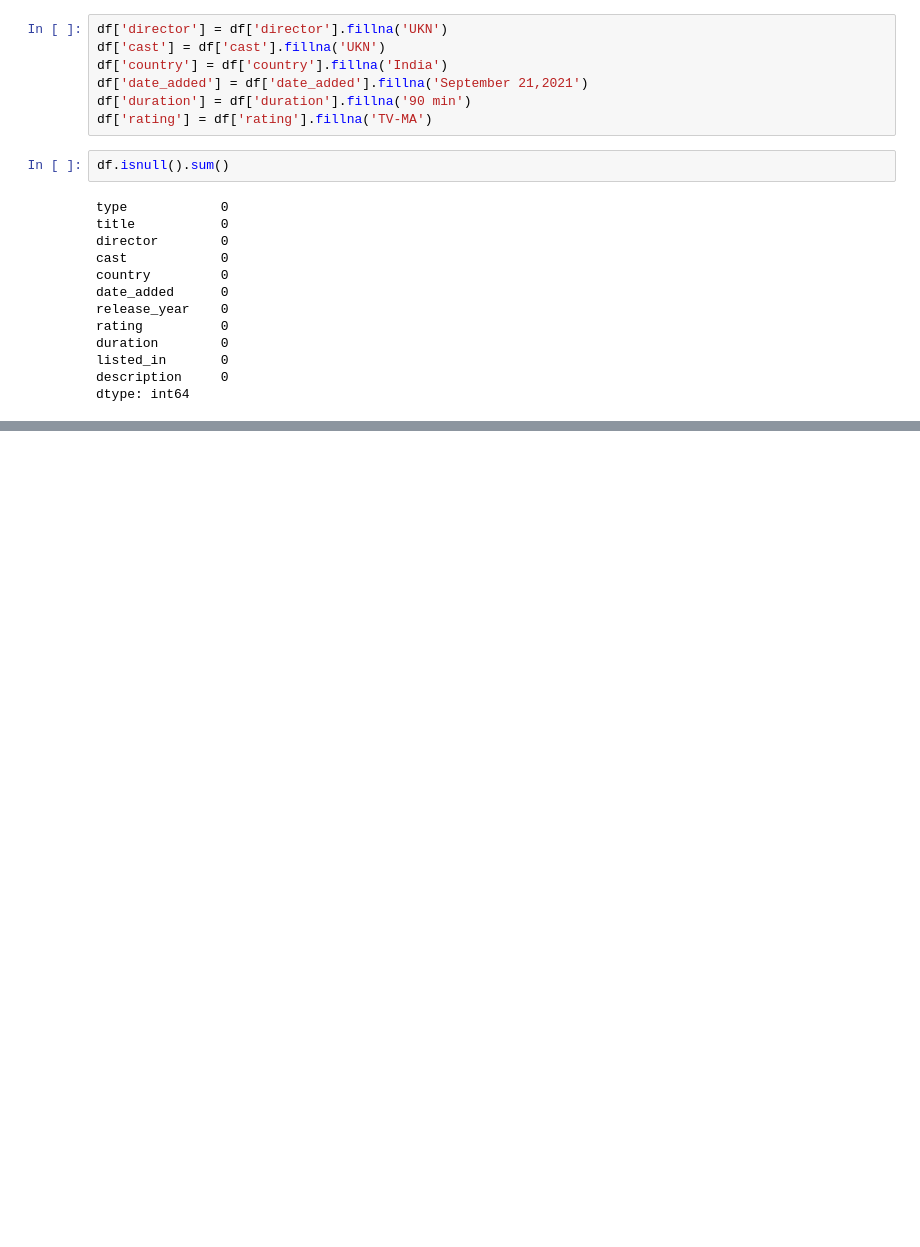
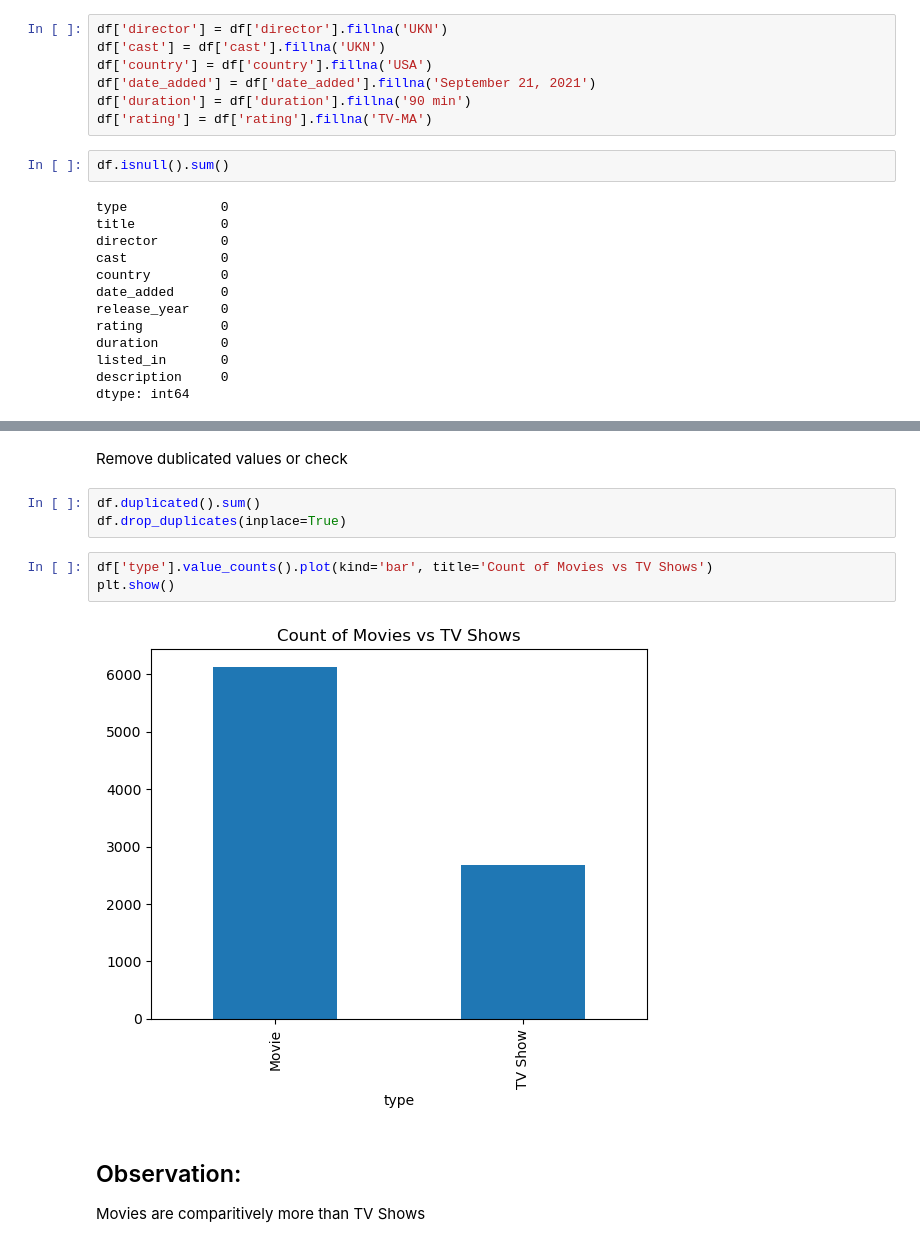
Before and after one commit to Riyocodeart/Exploratory-Data-Analysis-Netflix-data-set, a Jupyter notebook: EDA.ipynb, the cells around one changed output, grey strips where cells are left out. Saved outputs shown, nothing was run; the diff lists cells and outputs as text; blank space fills up the shorter version.

Commit message:
graph

```diff
--- a/EDA.ipynb
+++ b/EDA.ipynb
@@ -55,8 +81,8 @@ Remove null values from the data for analysis
 # %%
 df['director'] = df['director'].fillna('UKN')
 df['cast'] = df['cast'].fillna('UKN')
-df['country'] = df['country'].fillna('India')
-df['date_added'] = df['date_added'].fillna('September 21,2021')
+df['country'] = df['country'].fillna('USA')
+df['date_added'] = df['date_added'].fillna('September 21, 2021')
 df['duration'] = df['duration'].fillna('90 min')
 df['rating'] = df['rating'].fillna('TV-MA')
 # %%
@@ -91,0 +134,14 @@ df.head(10)
+# %% [markdown]
+Remove dublicated values or check
+# %%
+df.duplicated().sum()
+df.drop_duplicates(inplace=True)
+# %%
+df['type'].value_counts().plot(kind='bar', title='Count of Movies vs TV Shows')
+plt.show()
+# %% [output]
+[figure, added]
+# %% [markdown]
+## Observation:
+
+Movies are comparitively more than TV Shows
```
Also changed, not shown: parts of 13 cells of this notebook.
